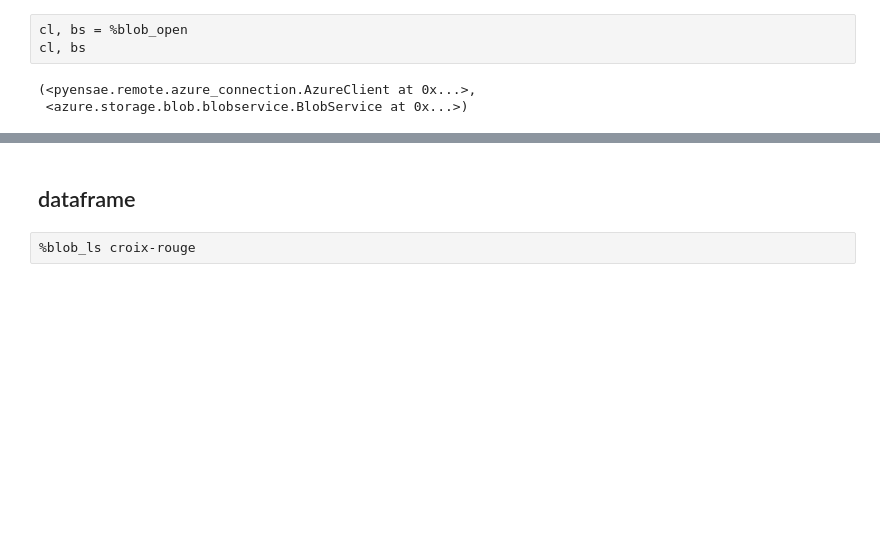
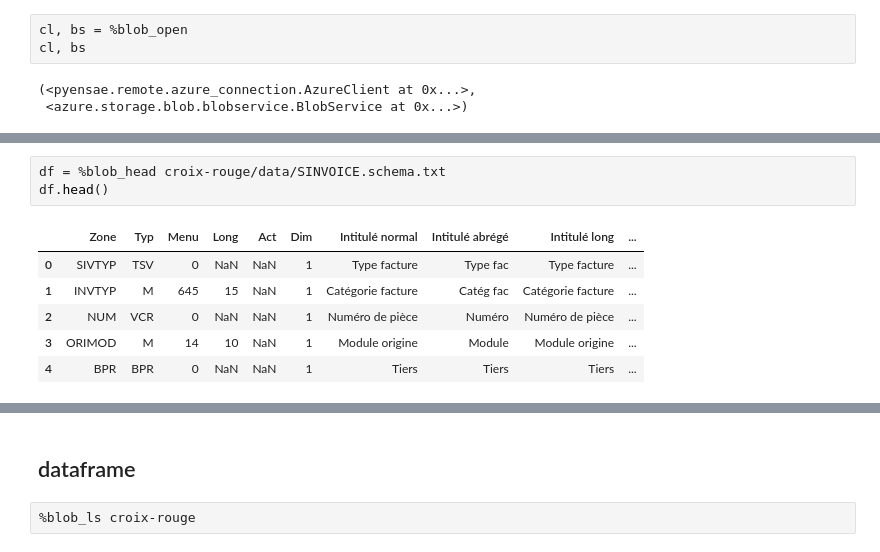
Before and after one commit to sdpython/ensae_projects, a Jupyter notebook: _doc/notebooks/hackathon_2015/exploration.ipynb, the cells around one changed output, grey strips where cells are left out. Saved outputs shown, nothing was run; the diff lists cells and outputs as text; blank space fills up the shorter version.

```diff
--- a/_doc/notebooks/hackathon_2015/exploration.ipynb
+++ b/_doc/notebooks/hackathon_2015/exploration.ipynb
@@ -31,0 +63,10 @@ cl, bs
+# %%
+df = %blob_head croix-rouge/data/SINVOICE.schema.txt
+df.head()
+# %% [output]
+|  | Zone | Typ | Menu | Long | Act | Dim | Intitulé normal | Intitulé abrégé | Intitulé long | ... |
+| 0 | SIVTYP | TSV | 0 | NaN | NaN | 1 | Type facture | Type fac | Type facture | ... |
+| 1 | INVTYP | M | 645 | 15 | NaN | 1 | Catégorie facture | Catég fac | Catégorie facture | ... |
+| 2 | NUM | VCR | 0 | NaN | NaN | 1 | Numéro de pièce | Numéro | Numéro de pièce | ... |
+| 3 | ORIMOD | M | 14 | 10 | NaN | 1 | Module origine | Module | Module origine | ... |
+| 4 | BPR | BPR | 0 | NaN | NaN | 1 | Tiers | Tiers | Tiers | ... |
```
Also changed, not shown: parts of 12 cells of this notebook, 1 other file.
